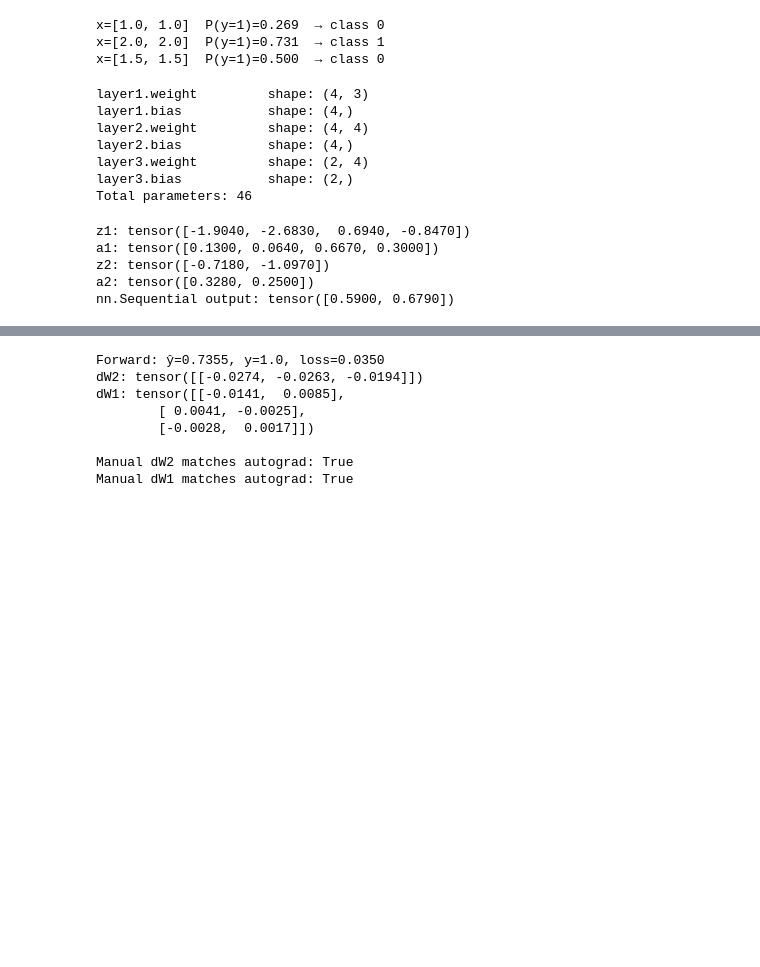
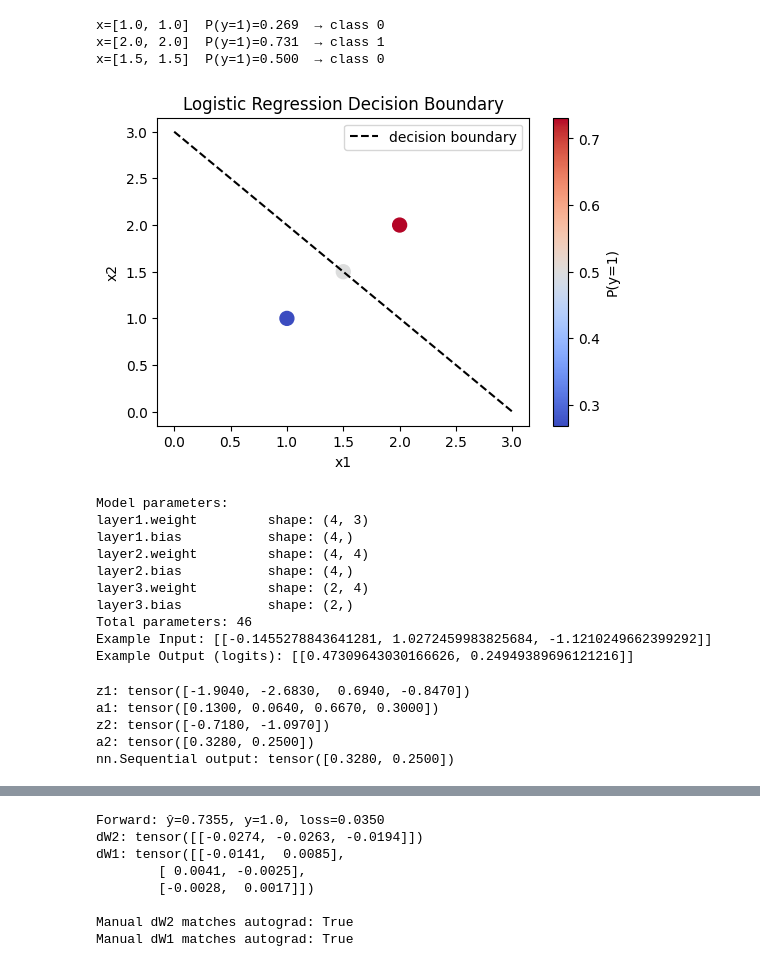
Before and after one commit to klaverhenrik/Deep-Learning-for-Visual-Recognition-2026, a Jupyter notebook: lecture_notes/lecture3_notes_code.ipynb, the cells around one changed output, grey strips where cells are left out. Drawn from its saved outputs; the diff is of its cells as text; code cells hidden in the pictures; blank space fills up the shorter version.

```diff
--- a/lecture_notes/lecture3_notes_code.ipynb
+++ b/lecture_notes/lecture3_notes_code.ipynb
@@ -1,34 +1,55 @@
 # %%
 import torch
 import torch.nn as nn
+from matplotlib import pyplot as plt
 
 # A single logistic unit with 2 inputs
 # w = [1, 1], b = -3  →  decision boundary: x1 + x2 = 3 <=> x2 = -x1 + 3
 unit = nn.Linear(2, 1)                    # wraps wᵀx + b
 unit.weight.data = torch.tensor([[1., 1.]])
 unit.bias.data   = torch.tensor([-3.])
 
 # Test a few points
 points = torch.tensor([
     [1., 1.],   # x1+x2=2 < 3  → should output < 0.5 (class 0)
     [2., 2.],   # x1+x2=4 > 3  → should output > 0.5 (class 1)
     [1.5, 1.5], # x1+x2=3 = 3  → exactly on the boundary → 0.5
 ])
 
 logits = unit(points)                     # raw wᵀx + b
 probs  = torch.sigmoid(logits)            # apply σ
 for pt, pr in zip(points, probs):
     cls = 1 if pr > 0.5 else 0
     print(f'x={pt.tolist()}  P(y=1)={pr.item():.3f}  → class {cls}')
 
+# Plot data points and decision boundary
+plt.figure(figsize=(6, 4))
+plt.scatter(
+    points[:, 0],
+    points[:, 1],
+    c=probs.detach().squeeze(),
+    cmap="coolwarm",
+    s=100,
+)
+x_boundary = torch.linspace(0., 3., 100)
+y_boundary = 3. - x_boundary           # x1 + x2 = 3
+plt.plot(x_boundary, y_boundary, "k--", label="decision boundary")
+plt.colorbar(label="P(y=1)")
+plt.xlabel("x1")
+plt.ylabel("x2")
+plt.title("Logistic Regression Decision Boundary")
+plt.legend()
+plt.show()
+
 # Output:
 # x=[1.0, 1.0]  P(y=1)=0.269  → class 0
 # x=[2.0, 2.0]  P(y=1)=0.731  → class 1
 # x=[1.5, 1.5]  P(y=1)=0.500  → class 0  (tie goes to 0)
 # %% [output]
 x=[1.0, 1.0]  P(y=1)=0.269  → class 0
 x=[2.0, 2.0]  P(y=1)=0.731  → class 1
 x=[1.5, 1.5]  P(y=1)=0.500  → class 0
+[figure, added]
 # %%
 import torch
 import torch.nn as nn
@@ -56,6 +77,7 @@ class MLP(nn.Module):
 model = MLP(input_dim=3, hidden_dim=4, output_dim=2)
 
 # Inspect weight shapes
+print("Model parameters:")
 for name, param in model.named_parameters():
     print(f'{name:20s}  shape: {tuple(param.shape)}')
 
@@ -69,7 +91,14 @@ for name, param in model.named_parameters():
 # Total parameters
 total = sum(p.numel() for p in model.parameters())
 print(f'Total parameters: {total}')   # 4*3+4 + 4*4+4 + 2*4+2 = 46
+
+# Example forward pass
+x = torch.randn(1, 3)  # random input
+logits = model(x)      # forward pass
+print(f'Example Input: {x.tolist()}')
+print(f'Example Output (logits): {logits.tolist()}')
 # %% [output]
+Model parameters:
 layer1.weight         shape: (4, 3)
 layer1.bias           shape: (4,)
 layer2.weight         shape: (4, 4)
@@ -77,6 +106,8 @@ layer2.bias           shape: (4,)
 layer3.weight         shape: (2, 4)
 layer3.bias           shape: (2,)
 Total parameters: 46
+Example Input: [[-0.1455278843641281, 1.0272459983825684, -1.1210249662399292]]
+Example Output (logits): [[0.47309643030166626, 0.24949389696121216]]
 # %%
 import torch
 import torch.nn as nn
@@ -113,6 +144,14 @@ net = nn.Sequential(
     nn.Linear(4, 2),
     nn.Sigmoid(),
 )
+
+# Copy the weights and biases from the manual network to the nn.Sequential network
+with torch.no_grad():
+    net[0].weight.copy_(W1)
+    net[0].bias.copy_(b1)
+    net[2].weight.copy_(W2)
+    net[2].bias.copy_(b2)
+
 out = net(x)
 print('nn.Sequential output:', out.detach().round(decimals=3))
 # %% [output]
@@ -120,7 +159,7 @@ z1: tensor([-1.9040, -2.6830,  0.6940, -0.8470])
 a1: tensor([0.1300, 0.0640, 0.6670, 0.3000])
 z2: tensor([-0.7180, -1.0970])
 a2: tensor([0.3280, 0.2500])
-nn.Sequential output: tensor([0.5900, 0.6790])
+nn.Sequential output: tensor([0.3280, 0.2500])
 # %%
 import torch
 import torch.nn as nn
```
Also changed, not shown: parts of 6 cells of this notebook, 1 other file.
